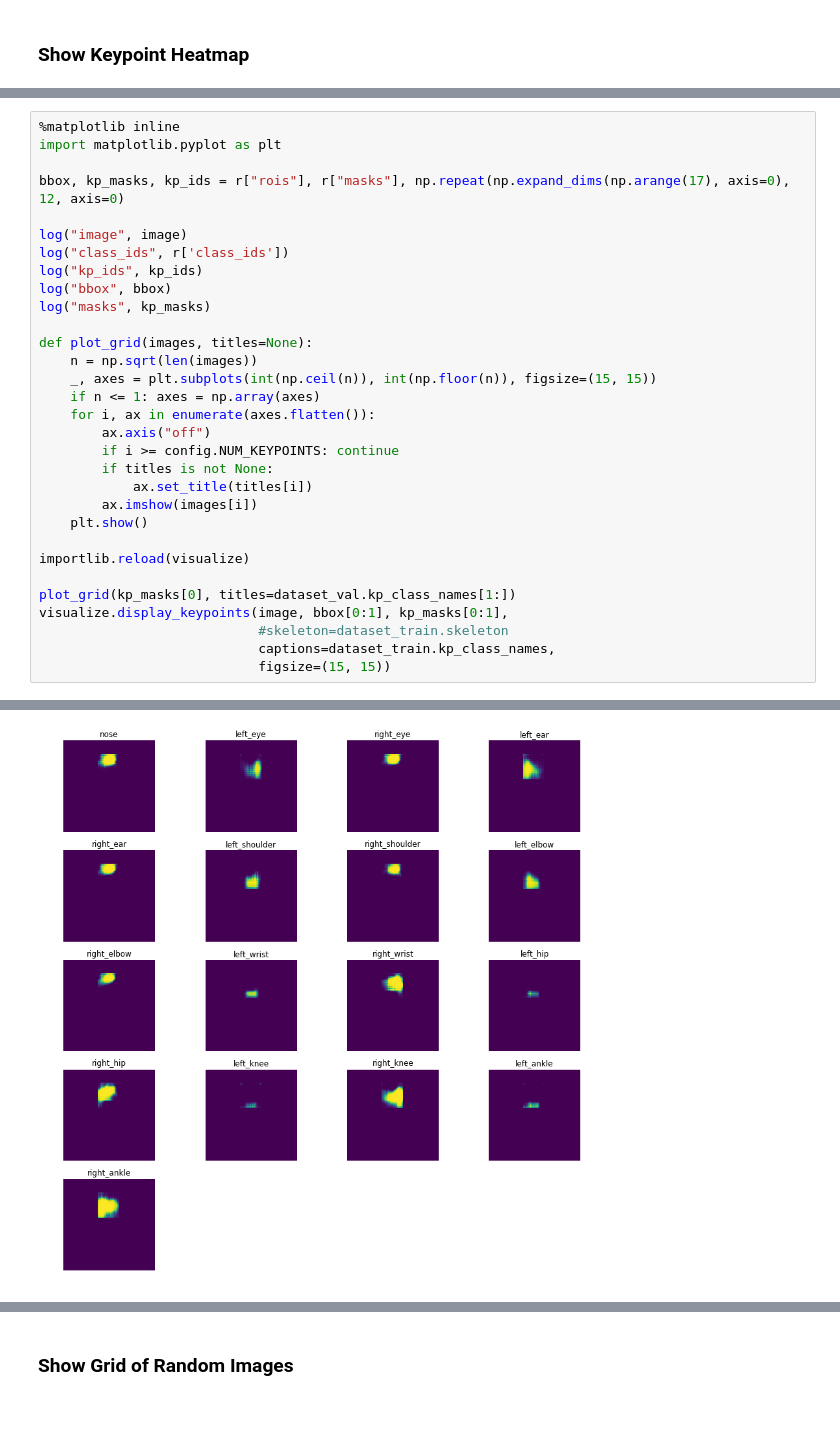
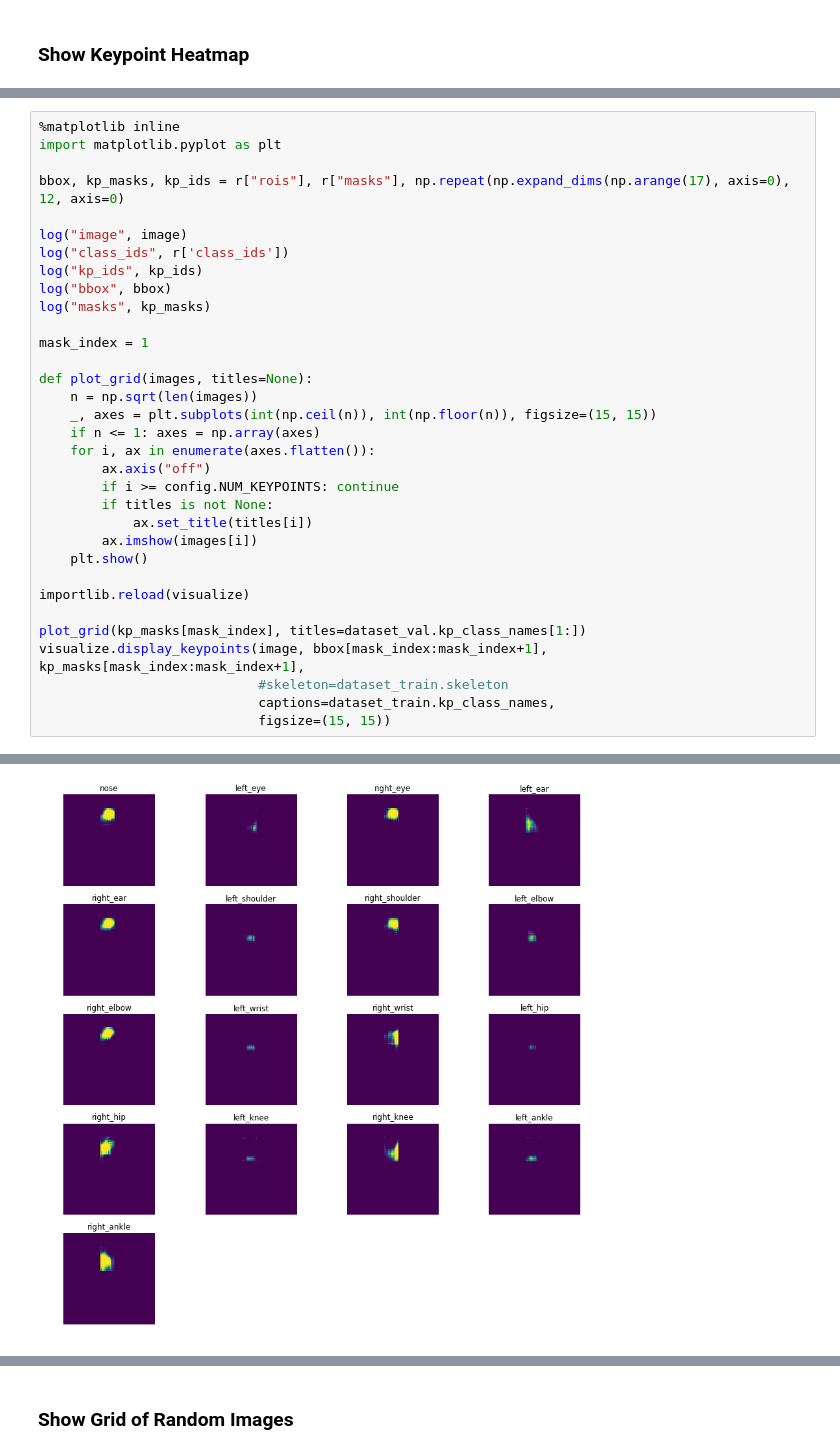
Before and after one commit to bitsauce/Keypoint_RCNN, a Jupyter notebook: keypoints_inspect.ipynb, the cells around one changed output, grey strips where cells are left out. Cells and saved outputs as stored; diff of their text form; blank space fills up the shorter version.

```diff
--- a/keypoints_inspect.ipynb
+++ b/keypoints_inspect.ipynb
@@ -240,6 +242,8 @@ log("class_ids", r['class_ids'])
 log("kp_ids", kp_ids)
 log("bbox", bbox)
 log("masks", kp_masks)
+
+mask_index = 1
 
 def plot_grid(images, titles=None):
     n = np.sqrt(len(images))
@@ -255,8 +259,8 @@ def plot_grid(images, titles=None):
 
 importlib.reload(visualize)
 
-plot_grid(kp_masks[0], titles=dataset_val.kp_class_names[1:])
-visualize.display_keypoints(image, bbox[0:1], kp_masks[0:1],
+plot_grid(kp_masks[mask_index], titles=dataset_val.kp_class_names[1:])
+visualize.display_keypoints(image, bbox[mask_index:mask_index+1], kp_masks[mask_index:mask_index+1],
                             #skeleton=dataset_train.skeleton
                             captions=dataset_train.kp_class_names,
                             figsize=(15, 15))
@@ -269 +273 @@ masks                    shape: (4, 17, 1024, 1024)   min:    0.00000  max:    1
-[figure, old version]
+[figure, new version]
```
Also changed, not shown: parts of 8 cells of this notebook, 5 other files.
